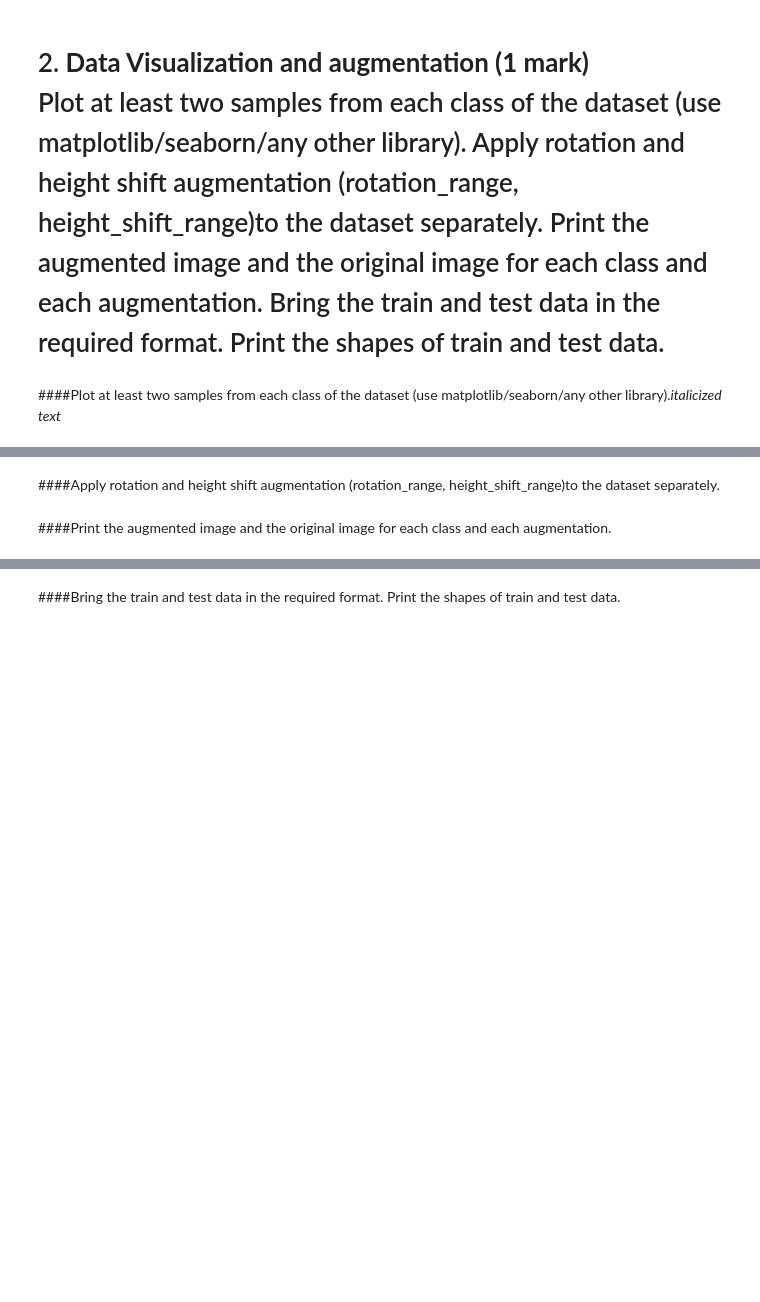
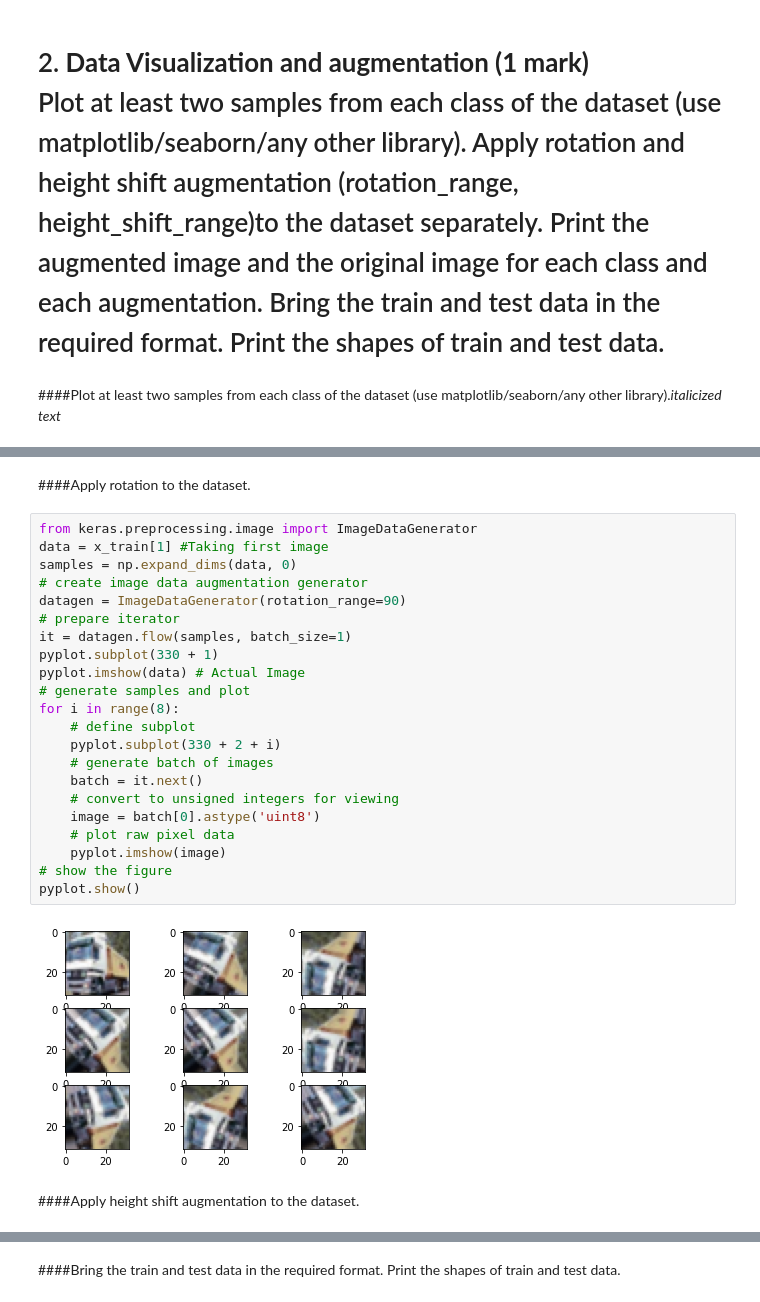
Before and after one commit to ashutoshsingh1/Predict-tags-on-StackOverflow-with-linear-models, a Jupyter notebook: Vision_Dataset_Set2_group_113.ipynb, the cells around one changed output, grey strips where cells are left out. Drawn from its saved outputs; the diff is of its cells as text; blank space fills up the shorter version.

```diff
--- a/Vision_Dataset_Set2_group_113.ipynb
+++ b/Vision_Dataset_Set2_group_113.ipynb
@@ -109,4 +112,28 @@ IndexError: ignored
+# %% [markdown]
+####Apply rotation to the dataset.
+# %%
+from keras.preprocessing.image import ImageDataGenerator
+data = x_train[1] #Taking first image
+samples = np.expand_dims(data, 0)
+# create image data augmentation generator
+datagen = ImageDataGenerator(rotation_range=90)
+# prepare iterator
+it = datagen.flow(samples, batch_size=1)
+pyplot.subplot(330 + 1)
+pyplot.imshow(data) # Actual Image
+# generate samples and plot
+for i in range(8):
+	# define subplot
+	pyplot.subplot(330 + 2 + i)
+	# generate batch of images
+	batch = it.next()
+	# convert to unsigned integers for viewing
+	image = batch[0].astype('uint8')
+	# plot raw pixel data
+	pyplot.imshow(image)
+# show the figure
+pyplot.show()
+# %% [output]
+[figure, added]
 # %% [markdown]
-####Apply rotation and height shift augmentation (rotation_range, height_shift_range)to the dataset separately.
+####Apply height shift augmentation to the dataset.
-# %% [markdown]
-####Print the augmented image and the original image for each class and each augmentation.
```
Also changed, not shown: parts of 33 cells of this notebook.
